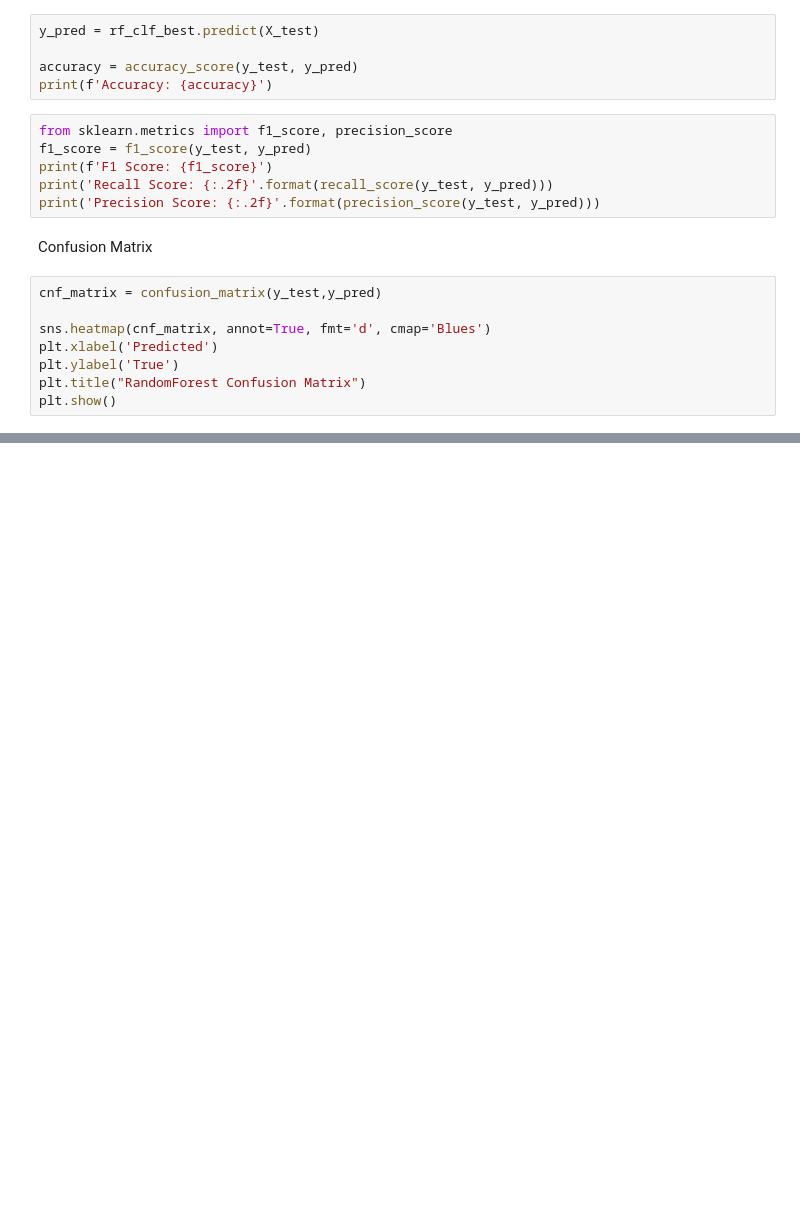
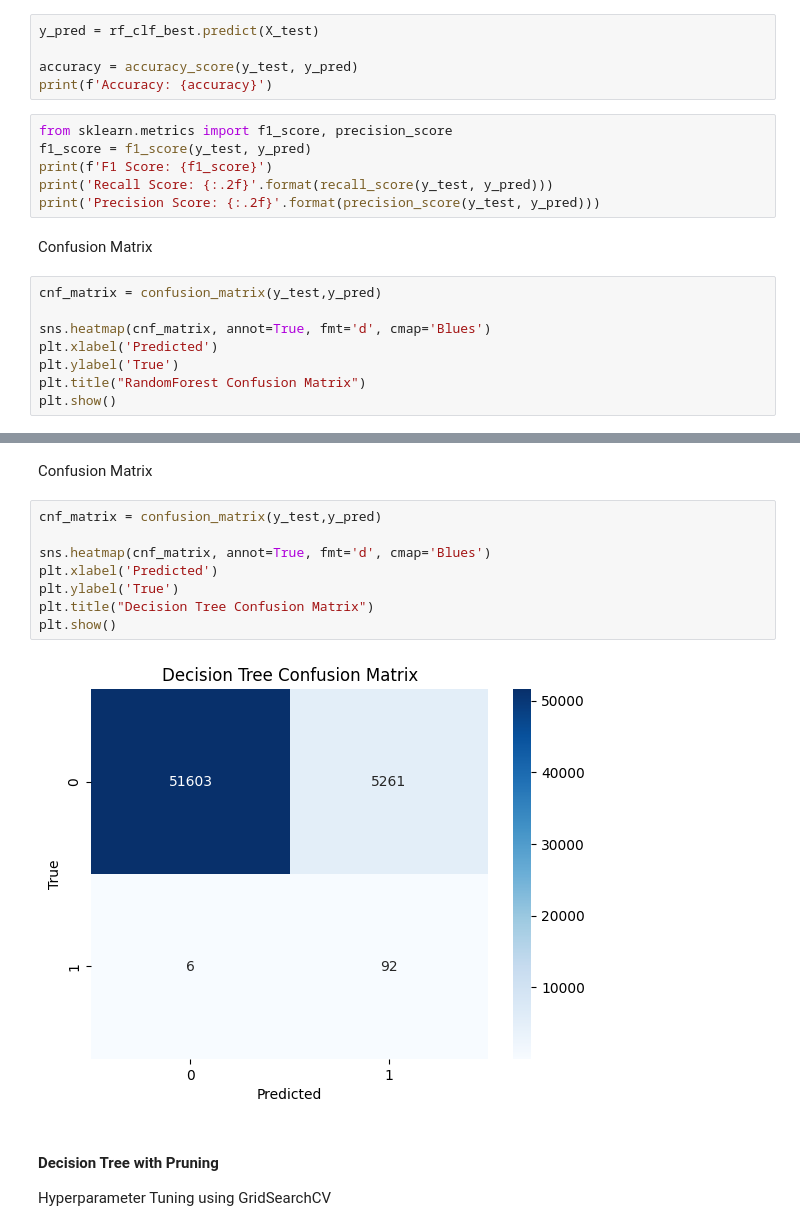
Before and after one commit to Faridghr/FraudDetectivePy, a Jupyter notebook: src/FraudDetectivePy.ipynb, the cells around one changed output, grey strips where cells are left out. Cells and saved outputs as stored; diff of their text form; blank space fills up the shorter version.

```diff
--- a/src/FraudDetectivePy.ipynb
+++ b/src/FraudDetectivePy.ipynb
@@ -1353,0 +1589,15 @@ plt.show()
+# %% [markdown]
+Confusion Matrix
+# %%
+cnf_matrix = confusion_matrix(y_test,y_pred)
+
+sns.heatmap(cnf_matrix, annot=True, fmt='d', cmap='Blues')
+plt.xlabel('Predicted')
+plt.ylabel('True')
+plt.title("Decision Tree Confusion Matrix")
+plt.show()
+# %% [output]
+[figure, added]
+# %% [markdown]
+#### Decision Tree with Pruning
+Hyperparameter Tuning using GridSearchCV
```
Also changed, not shown: parts of 80 cells of this notebook.
